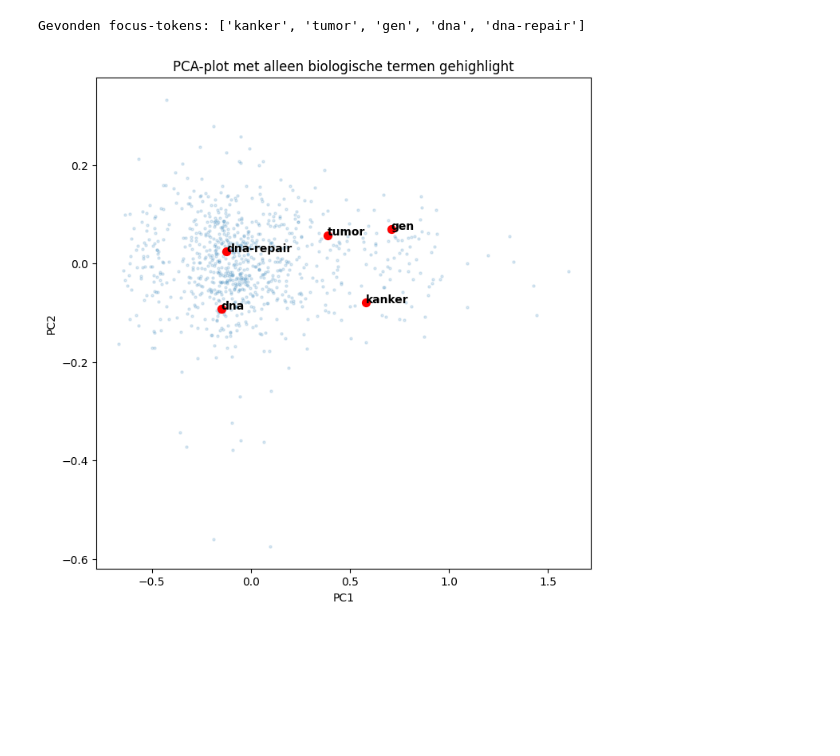
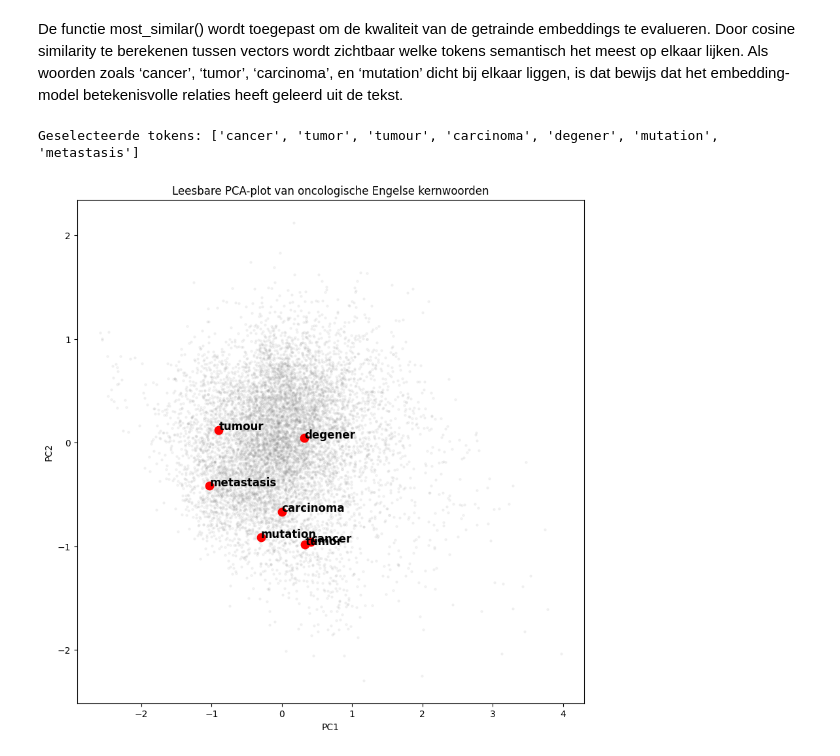
Before and after one commit to Fl-ris/Natural_Language_Processing, a Jupyter notebook: notebooks/Les4.ipynb, the cells around one changed output. Saved outputs shown, nothing was run; the diff lists cells and outputs as text; code cells hidden in the pictures; blank space fills up the shorter version.

Commit message:
toepassing toegepast

```diff
--- a/notebooks/Les4.ipynb
+++ b/notebooks/Les4.ipynb
@@ -23,9 +36,9 @@ import numpy as np
 tokens = []
 vectors = []
 
-dim = 10
+dim = 20  # WANT hidden_dim was 20!
 
-with open("../encoding.emb", encoding="utf-8") as f:
+with open("../kanker_nl.emb", encoding="utf-8") as f:
     for line_no, line in enumerate(f, start=1):
         line = line.strip()
         if not line:
@@ -134,43 +110,66 @@ Dit is typisch voor kleine CBOW-modellen: zonder groot corpus en hoge dimensies
+# %% [markdown]
+De functie most_similar() wordt toegepast om de kwaliteit van de getrainde embeddings te evalueren.
+Door cosine similarity te berekenen tussen vectors wordt zichtbaar welke tokens semantisch het meest op elkaar lijken.
+Als woorden zoals ‘cancer’, ‘tumor’, ‘carcinoma’, en ‘mutation’ dicht bij elkaar liggen, is dat bewijs dat het embedding-model betekenisvolle relaties heeft geleerd uit de tekst.
 # %%
+from sklearn.decomposition import PCA
+import matplotlib.pyplot as plt
+
+
+pca = PCA(n_components=2)
+X2 = pca.fit_transform(X)
+
+
 focus_words = [
-    "kanker",
-    "kanker,",
-    "kanker.",
-    "borstkanker",
+    "cancer",
     "tumor",
-    "tumoren",
-    "tumorcellen",
-    "gen",
-    "genen",
-    "genmutaties",
+    "tumour",
+    "carcinoma",
+    "gene",
+    "mutation",
     "dna",
-    "dna-repair",
-    "oncogen",
-    "oncogenen",
-    "proto-oncogenen",
-    "tumorsuppressorgenen",
+    "metastasis",
+    "neoplasm",
 ]
 
-# houd alleen woorden over die echt in je vocab zitten
-focus_tokens = [w for w in focus_words if w in tokens]
-print("Gevonden focus-tokens:", focus_tokens)
+# 3. Hulpfunctie: zoek nette matches in je vocab
+def clean_matches(word, tokens):
+    """
+    Vind tokens die dit woord bevatten, maar geen rare rommel zijn.
+    (alleen letters, minimaal 3 lang)
+    """
+    return [
+        t for t in tokens
+        if word in t and t.isalpha() and len(t) > 2
+    ]
 
-plt.figure(figsize=(8, 8))
+# 4. Bouw de uiteindelijke lijst tokens die we willen plotten
+focus_tokens = []
+for w in focus_words:
+    matches = clean_matches(w, tokens)
+    if matches:
+        # neem de eerste match, of print ze eerst om te inspecteren
+        focus_tokens.append(matches[0])
 
-# alle punten als lichtgrijze achtergrond
-plt.scatter(X2[:, 0], X2[:, 1], s=5, alpha=0.15, color="tab:blue")
+print("Geselecteerde tokens:", focus_tokens)
 
-# de geselecteerde woorden in rood met label
+# 5. Plot: alle tokens grijs, focus-tokens rood + label
+plt.figure(figsize=(10, 10))
+
+# achtergrond
+plt.scatter(X2[:, 0], X2[:, 1], s=5, alpha=0.08, color="grey")
+
+# focus-woorden
 for tok in focus_tokens:
     i = tokens.index(tok)
-    plt.scatter(X2[i, 0], X2[i, 1], s=50, color="red")
-    plt.text(X2[i, 0], X2[i, 1], tok, fontsize=10, weight="bold")
+    plt.scatter(X2[i, 0], X2[i, 1], s=80, color="red")
+    plt.text(X2[i, 0], X2[i, 1], tok, fontsize=12, weight="bold")
 
-plt.title("PCA-plot met alleen biologische termen gehighlight")
+plt.title("Leesbare PCA-plot van oncologische Engelse kernwoorden")
 plt.xlabel("PC1")
 plt.ylabel("PC2")
 plt.show()
 # %% [output]
-Gevonden focus-tokens: ['kanker', 'tumor', 'gen', 'dna', 'dna-repair']
+Geselecteerde tokens: ['cancer', 'tumor', 'tumour', 'carcinoma', 'degener', 'mutation', 'metastasis']
-[figure, old version]
+[figure, new version]
 # %% [markdown]
```
Also changed, not shown: parts of 16 cells of this notebook, 2 other files.
